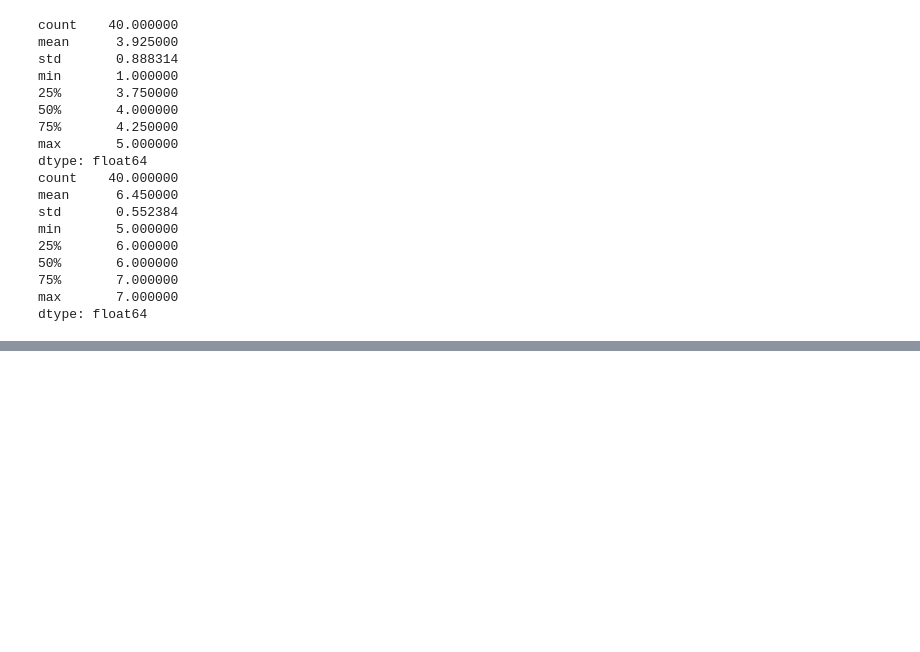
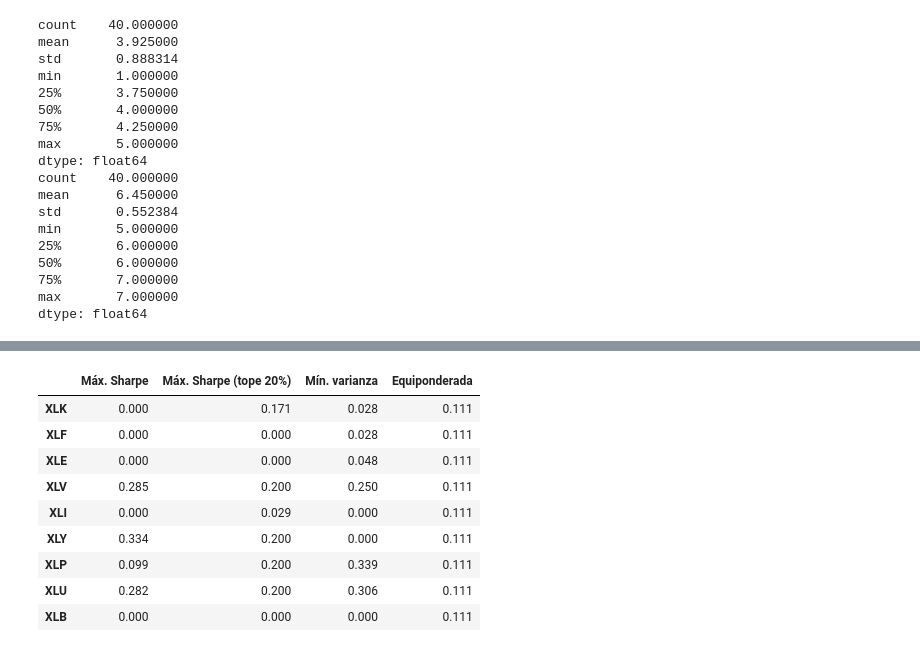
Before and after one commit to hectoorperezz/quant-management, a Jupyter notebook: notebooks/02_mpt_factores.ipynb, the cells around one changed output, grey strips where cells are left out. Saved outputs shown, nothing was run; the diff lists cells and outputs as text; code cells hidden in the pictures; blank space fills up the shorter version.

```diff
--- a/notebooks/02_mpt_factores.ipynb
+++ b/notebooks/02_mpt_factores.ipynb
@@ -93,0 +187,24 @@ dtype: float64
+# %%
+dentro = rent_9.loc["2010":"2017"]
+fuera = rent_9.loc["2019":]
+mu_in, sigma_in = estimate_inputs(dentro)
+rf_in = factores["RF"].loc["2010":"2017"].mean() * 12
+
+pesos_in = {
+    "Máx. Sharpe": max_sharpe(mu_in, sigma_in, rf=rf_in),
+    "Máx. Sharpe (tope 20%)": max_sharpe(mu_in, sigma_in, rf=rf_in, max_weight=0.20),
+    "Mín. varianza": min_variance(sigma_in),
+    "Equiponderada": pd.Series(1 / dentro.shape[1], index=dentro.columns),
+}
+pd.DataFrame(pesos_in).round(3)
+# %% [output]
+|  | Máx. Sharpe | Máx. Sharpe (tope 20%) | Mín. varianza | Equiponderada |
+| XLK | 0.000 | 0.171 | 0.028 | 0.111 |
+| XLF | 0.000 | 0.000 | 0.028 | 0.111 |
+| XLE | 0.000 | 0.000 | 0.048 | 0.111 |
+| XLV | 0.285 | 0.200 | 0.250 | 0.111 |
+| XLI | 0.000 | 0.029 | 0.000 | 0.111 |
+| XLY | 0.334 | 0.200 | 0.000 | 0.111 |
+| XLP | 0.099 | 0.200 | 0.339 | 0.111 |
+| XLU | 0.282 | 0.200 | 0.306 | 0.111 |
+| XLB | 0.000 | 0.000 | 0.000 | 0.111 |
```
Also changed, not shown: parts of 13 cells of this notebook, 1 other file.
